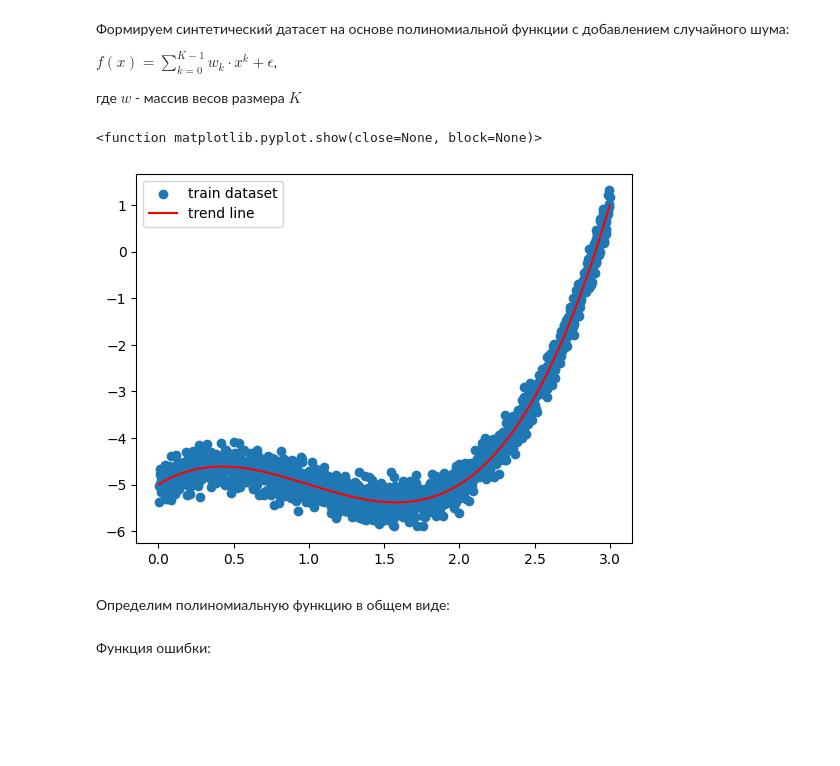
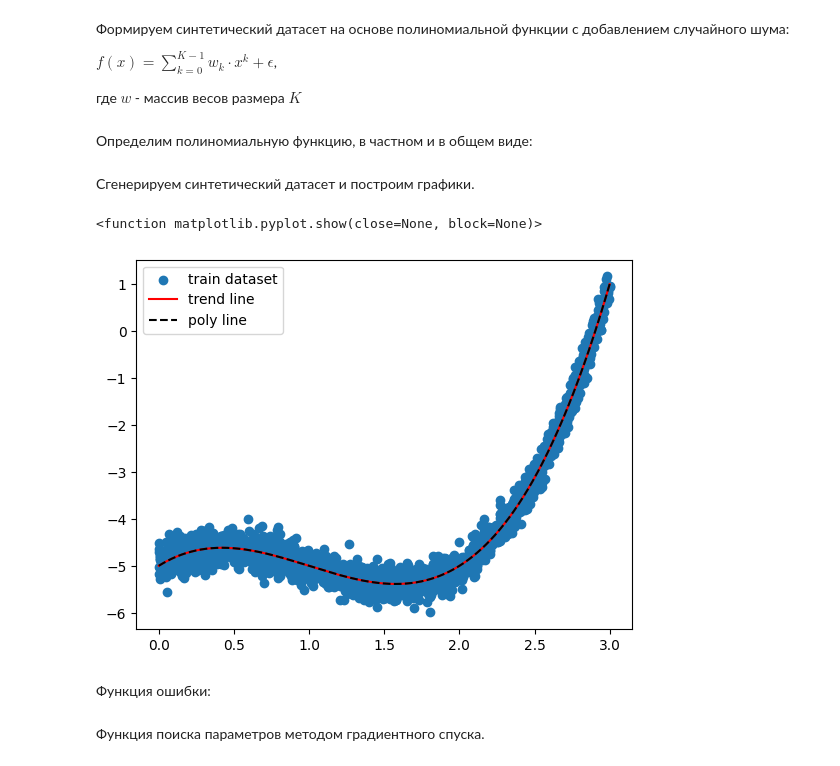
Before and after one commit to romangorbunov91/ML_2, a Jupyter notebook: ML_2.ipynb, the cells around one changed output. Drawn from its saved outputs; the diff is of its cells as text; code cells hidden in the pictures; blank space fills up the shorter version.

```diff
--- a/ML_2.ipynb
+++ b/ML_2.ipynb
@@ -11,25 +12,6 @@ from livelossplot import PlotLosses
 ${f(x) = \sum_{k=0}^{K-1}{w_k \cdot x^k} + \epsilon}$,
 
 где ${w}$ - массив весов размера ${K}$
-# %%
-def f_trend(x):
-    return x**3 - 3*x**2 + 2*x - 5
-
-x_min = 0
-x_max = 3
-N_points = 2000
-# Случайный набор x-ов.
-X_train = np.random.uniform(low=x_min, high=x_max, size=(N_points,))
-# Отклики с добавлением шума.
-y_train = f_trend(X_train) + np.random.normal(0,0.2,N_points)
-
-plt.scatter(X_train, y_train)
-plt.plot(np.sort(X_train), f_trend(np.sort(X_train)), color='red')
-plt.legend(['train dataset', 'trend line'])
-plt.show
-# %% [output]
-<function matplotlib.pyplot.show(close=None, block=None)>
-[figure, removed]
 # %% [markdown]
-Определим полиномиальную функцию в общем виде:
+Определим полиномиальную функцию, в частном и в общем виде:
 # %%
@@ -39,9 +24,30 @@ def f_poly(X, w_coeff):
         for idx, w in enumerate(w_coeff.tolist()[0]):
             Y[n] = Y[n] + w * x**idx
     return Y
+# %% [markdown]
+Сгенерируем синтетический датасет и построим графики.
+# %%
+x_min = 0
+x_max = 3
+N_points = 2000
+# Случайный набор x-ов.
+X_train = np.random.uniform(low=x_min, high=x_max, size=(N_points,))
+# Отклики с добавлением шума.
+y_train = f_trend(X_train) + np.random.normal(0,0.2,N_points)
+
+plt.scatter(X_train, y_train)
+plt.plot(np.sort(X_train), f_trend(np.sort(X_train)), color='red')
+plt.plot(np.sort(X_train), f_poly(np.sort(X_train), np.array([[-5, 2, -3, 1]])), '--', color='black')
+plt.legend(['train dataset', 'trend line', 'poly line'])
+plt.show
+# %% [output]
+<function matplotlib.pyplot.show(close=None, block=None)>
+[figure, added]
 # %% [markdown]
 Функция ошибки:
 # %%
 def loss_func(X, y, w_coeff):
     return np.sum((y - f_poly(X, w_coeff))**2)
+# %% [markdown]
+Функция поиска параметров методом градиентного спуска.
 # %%
```
Also changed, not shown: parts of 10 cells of this notebook.
